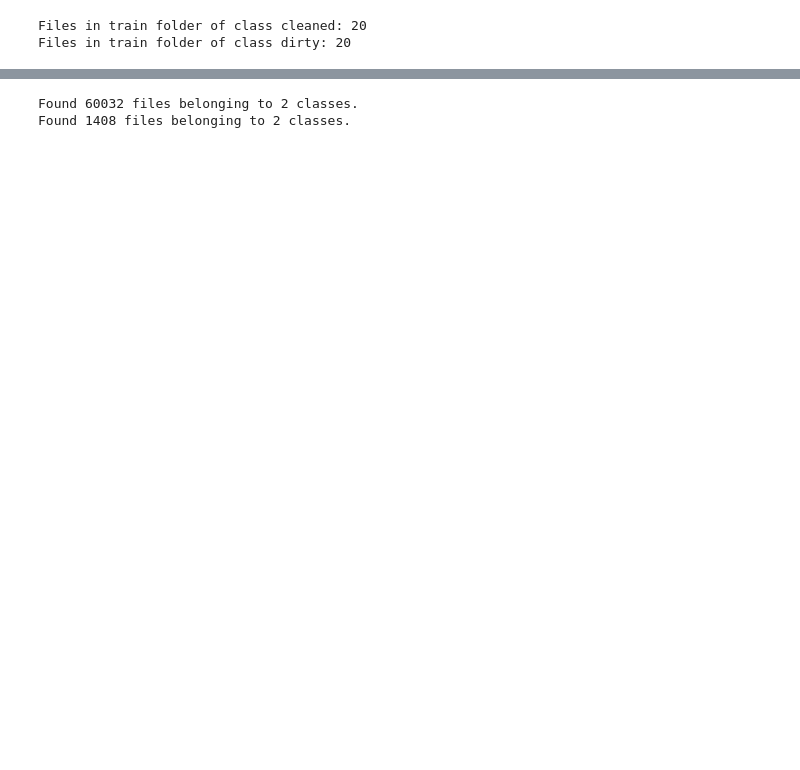
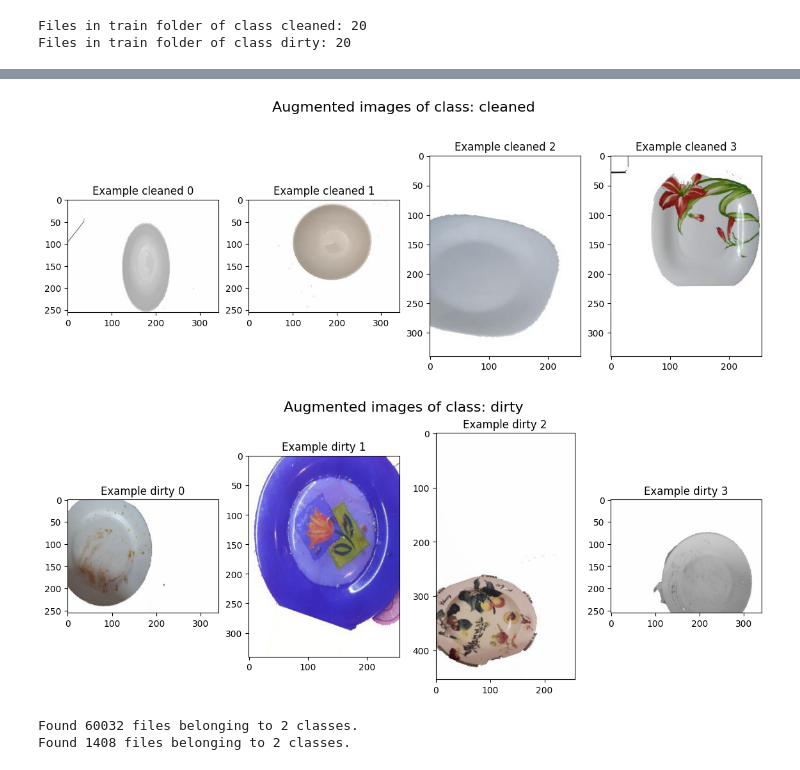
Before and after one commit to SergeyAkh/Clean-Dirty, a Jupyter notebook: Model_no_background.ipynb, the cells around one changed output, grey strips where cells are left out. Saved outputs shown, nothing was run; the diff lists cells and outputs as text; code cells hidden in the pictures; blank space fills up the shorter version.

```diff
--- a/Model_no_background.ipynb
+++ b/Model_no_background.ipynb
@@ -219,4 +282,10 @@ Found original images of class dirty: 4
 Add new augmented images of class dirty: 700
 
 Augmentation finished.
+# %%
+for i in range(2):
+    show_some_images(train_path,class_names[i],augmented=True, name_table = "Augmented")
+# %% [output]
+[figure, added]
+[figure, added]
 # %%
```
Also changed, not shown: parts of 68 cells of this notebook.
